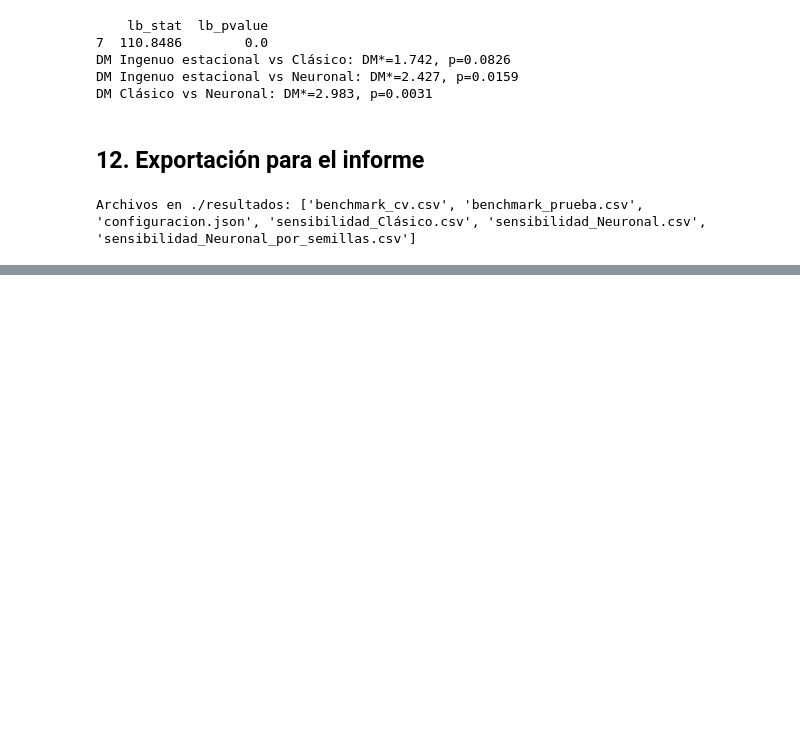
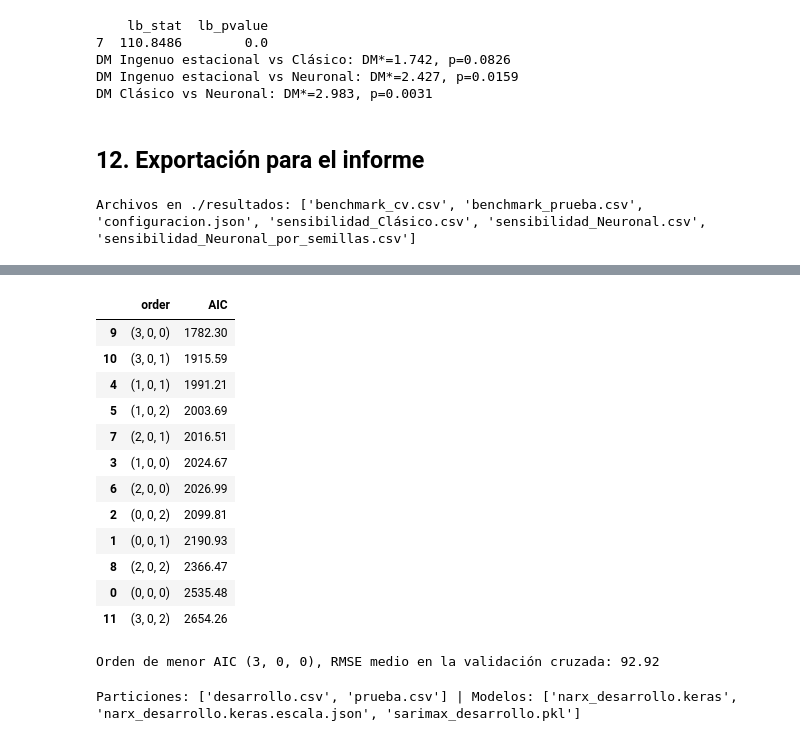
Before and after one commit to Checho019/maestria-inteligencia-computacional, a Jupyter notebook: Series de tiempo/2 Taller benchmarking/TallerST_Beijing.ipynb, the cells around one changed output, grey strips where cells are left out. Drawn from its saved outputs; the diff is of its cells as text; code cells hidden in the pictures; blank space fills up the shorter version.

```diff
--- a/Series de tiempo/2 Taller benchmarking/TallerST_Beijing.ipynb
+++ b/Series de tiempo/2 Taller benchmarking/TallerST_Beijing.ipynb
@@ -242,19 +242,25 @@ def ingenuo_estacional(y_hist, X_hist, X_fut, H, **hp):
     ult = y_hist.values[-PER:]
     return np.array([ult[h % PER] for h in range(H)])
 
-def modelo_clasico(y_hist, X_hist, X_fut, H, order=(1, 0, 1), seasonal_order=(0, 0, 0, 0), **hp):
+def modelo_clasico(y_hist, X_hist, X_fut, H, order=(1, 0, 1), seasonal_order=(0, 0, 0, 0),
+                   usar_log=True, corregir=True, guardar=None, **hp):
     # SARIMAX sobre log(1 + PM2.5) con las variables meteorológicas como exógenas.
-    # Orden elegido con el AIC en desarrollo; la estacionalidad semanal es débil (F_S de la sección 5).
-    z = np.log1p(y_hist.values)
-    m = SARIMAX(z, exog=X_hist.values, order=order, seasonal_order=seasonal_order, trend="c").fit(disp=False)
-    f = m.get_forecast(H, exog=X_fut.values)
+    # Los órdenes se comparan en la sección 9 y se elige por validación cruzada.
+    z = np.log1p(y_hist.values) if usar_log else y_hist.values
+    exo_h, exo_f = (X_hist.values, X_fut.values) if X_hist.shape[1] else (None, None)
+    m = SARIMAX(z, exog=exo_h, order=order, seasonal_order=seasonal_order, trend="c").fit(disp=False)
+    if guardar:
+        m.save(guardar)
+    f = m.get_forecast(H, exog=exo_f)
+    if not usar_log:
+        return f.predicted_mean
     # exp(media + varianza/2) devuelve la media en la escala original y no la mediana.
-    return np.expm1(f.predicted_mean + f.var_pred_mean / 2)
+    return np.expm1(f.predicted_mean + (f.var_pred_mean / 2 if corregir else 0))
 
 def modelo_neuronal(y_hist, X_hist, X_fut, H, dy=3, dx=1, neuronas=16, l2=1e-4, epocas=400, paciencia=30,
-                    semilla=SEMILLA, **hp):
+                    semilla=SEMILLA, usar_log=True, guardar=None, **hp):
     # NARX: [z_{t-1..t-dy}, x_{t..t-dx}] -> z_t, con z = log(1 + PM2.5).
-    z = np.log1p(y_hist.values)
+    z = np.log1p(y_hist.values) if usar_log else y_hist.values
     X = np.vstack([X_hist.values, X_fut.values])
     n = len(z)
     mu_z, sd_z = z.mean(), z.std()                       # escalado solo con el entrenamiento del pliegue
@@ -275,10 +281,16 @@ def modelo_neuronal(y_hist, X_hist, X_fut, H, dy=3, dx=1, neuronas=16, l2=1e-4,
     red.fit(Z[:-n_va], obj[:-n_va], validation_data=(Z[-n_va:], obj[-n_va:]), epochs=epocas, batch_size=32,
             verbose=0, callbacks=[tf.keras.callbacks.EarlyStopping(patience=paciencia, restore_best_weights=True)])
     var_va = np.var(obj[-n_va:] - red(Z[-n_va:], training=False).numpy().ravel()) * sd_z**2
+    if guardar:
+        red.save(guardar)
+        json.dump({"mu_z": float(mu_z), "sd_z": float(sd_z), "mu_x": mu_x.tolist(), "sd_x": sd_x.tolist(),
+                   "var_va": float(var_va), "exogenas": list(X_hist.columns)},
+                  open(guardar + ".escala.json", "w"), indent=2)
 
     for k in range(H):                                   # lazo cerrado: cada predicción entra como retardo
         zs[n + k] = red(fila(n + k)[None, :], training=False).numpy()[0, 0]
-    return np.expm1(zs[n:] * sd_z + mu_z + var_va / 2)
+    z_f = zs[n:] * sd_z + mu_z
+    return np.expm1(z_f + var_va / 2) if usar_log else z_f
 
 MODELOS = {"Ingenuo estacional": (ingenuo_estacional, {}),
            "Clásico":            (modelo_clasico, {"order": (1, 0, 1), "seasonal_order": (0, 0, 0, 0)}),
@@ -500,0 +557,39 @@ Archivos en ./resultados: ['benchmark_cv.csv', 'benchmark_prueba.csv', 'configur
+# %%
+# Criterio de Akaike en el bloque de desarrollo y validación cruzada del orden que favorece.
+z_dev = np.log1p(y_dev.values)
+filas = []
+for p, q in itertools.product(range(4), range(3)):
+    m = SARIMAX(z_dev, exog=desarrollo[EXO].values, order=(p, 0, q), trend="c").fit(disp=False)
+    filas.append({"order": (p, 0, q), "AIC": m.aic})
+aic = pd.DataFrame(filas).sort_values("AIC"); display(aic.round(2)); aic.to_csv("resultados/aic_sarimax.csv", index=False)
+mejor_aic = aic.iloc[0]["order"]
+print(f"Orden de menor AIC {mejor_aic}, RMSE medio en la validación cruzada: {rmse_cv(modelo_clasico, order=mejor_aic):.2f}")
+# %% [output]
+|  | order | AIC |
+| 9 | (3, 0, 0) | 1782.30 |
+| 10 | (3, 0, 1) | 1915.59 |
+| 4 | (1, 0, 1) | 1991.21 |
+| 5 | (1, 0, 2) | 2003.69 |
+| 7 | (2, 0, 1) | 2016.51 |
+| 3 | (1, 0, 0) | 2024.67 |
+| 6 | (2, 0, 0) | 2026.99 |
+| 2 | (0, 0, 2) | 2099.81 |
+| 1 | (0, 0, 1) | 2190.93 |
+| 8 | (2, 0, 2) | 2366.47 |
+| 0 | (0, 0, 0) | 2535.48 |
+| 11 | (3, 0, 2) | 2654.26 |
+Orden de menor AIC (3, 0, 0), RMSE medio en la validación cruzada: 92.92
+# %%
+os.makedirs("particiones", exist_ok=True); os.makedirs("modelos", exist_ok=True)
+desarrollo.to_csv("particiones/desarrollo.csv"); prueba.to_csv("particiones/prueba.csv")
+
+elegidos = json.load(open("resultados/configuracion.json"))["hiperparametros"]
+hp_cl, hp_ne = elegidos["Clásico"], elegidos["Neuronal"]
+X_fut = prueba[EXO].iloc[:HORIZONTE]
+modelo_clasico(y_dev, desarrollo[EXO], X_fut, HORIZONTE, order=tuple(hp_cl["order"]),
+               seasonal_order=tuple(hp_cl["seasonal_order"]), guardar="modelos/sarimax_desarrollo.pkl")
+modelo_neuronal(y_dev, desarrollo[EXO], X_fut, HORIZONTE, dy=hp_ne["dy"], neuronas=hp_ne["neuronas"],
+                guardar="modelos/narx_desarrollo.keras")
+print("Particiones:", os.listdir("particiones"), "| Modelos:", os.listdir("modelos"))
+# %% [output]
+Particiones: ['desarrollo.csv', 'prueba.csv'] | Modelos: ['narx_desarrollo.keras', 'narx_desarrollo.keras.escala.json', 'sarimax_desarrollo.pkl']
```
Also changed, not shown: parts of 3 cells of this notebook, 12 other files.
